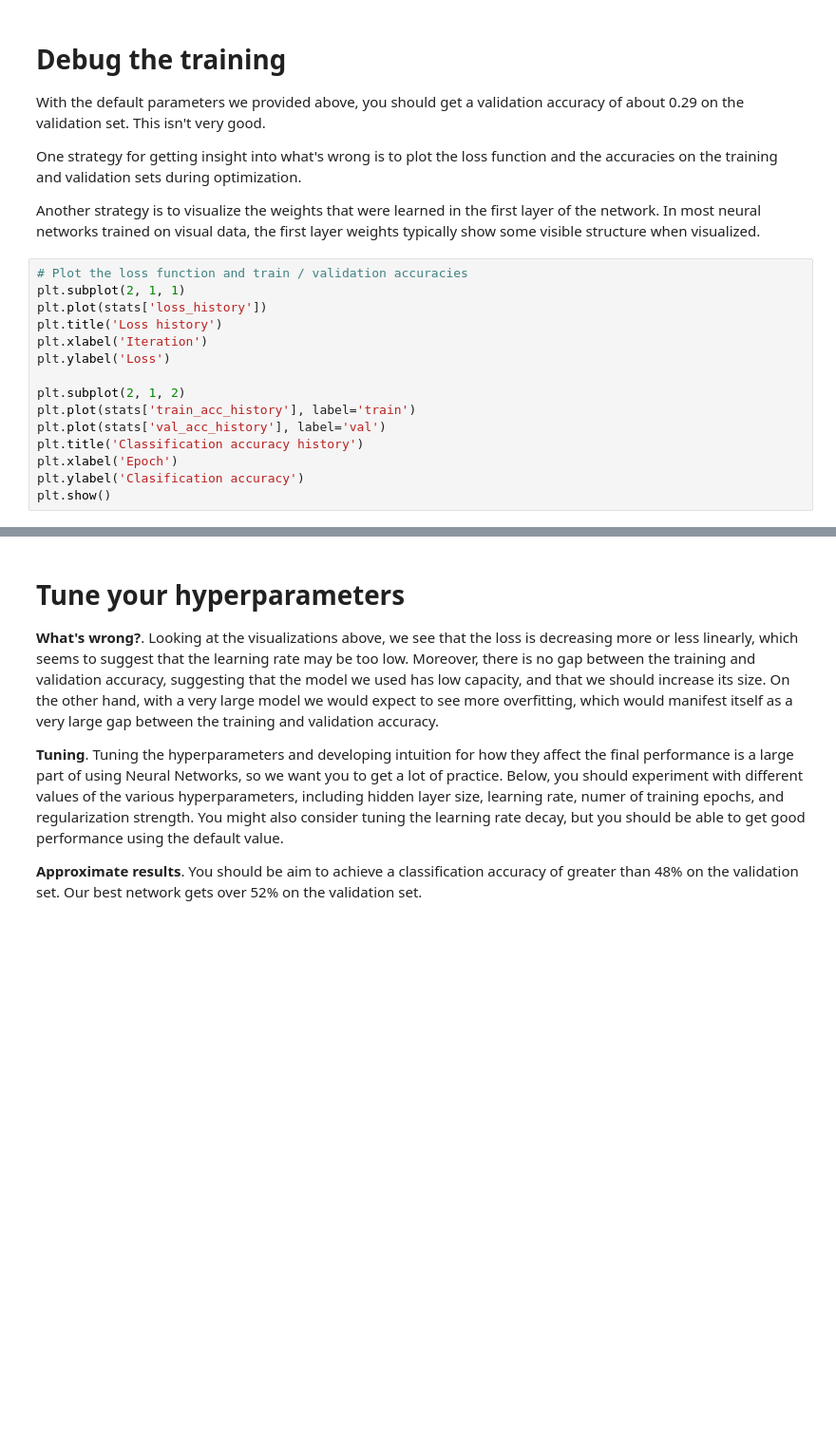
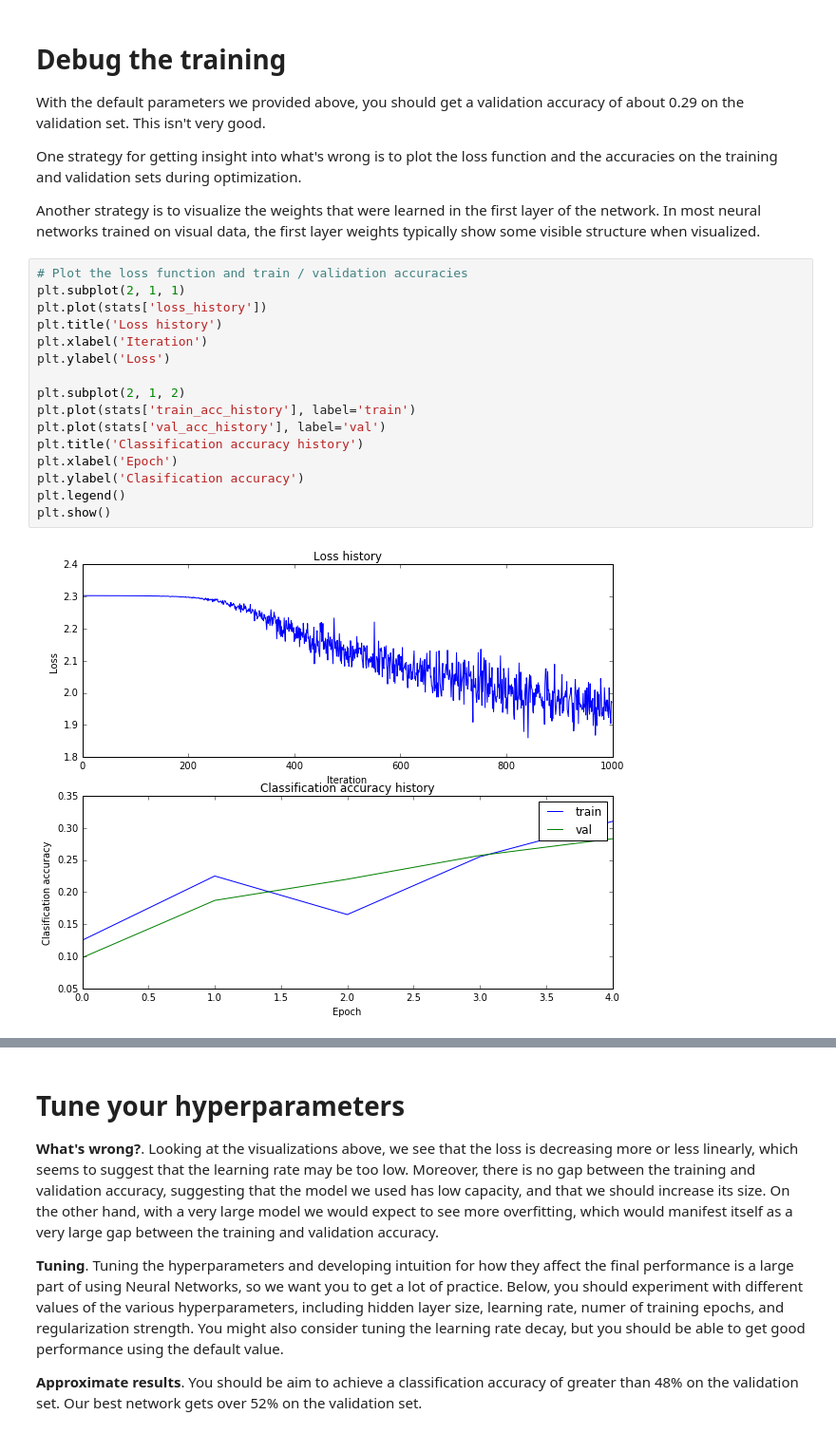
Before and after one commit to kkweon/CS231n, a Jupyter notebook: Assignment1/two_layer_net.ipynb, the cells around one changed output, grey strips where cells are left out. Shown at 95% size. Drawn from its saved outputs; the diff is of its cells as text; blank space fills up the shorter version.

```diff
--- a/Assignment1/two_layer_net.ipynb
+++ b/Assignment1/two_layer_net.ipynb
@@ -214,18 +244,21 @@ Another strategy is to visualize the weights that were learned in the first laye
 # %%
 # Plot the loss function and train / validation accuracies
 plt.subplot(2, 1, 1)
 plt.plot(stats['loss_history'])
 plt.title('Loss history')
 plt.xlabel('Iteration')
 plt.ylabel('Loss')
 
 plt.subplot(2, 1, 2)
 plt.plot(stats['train_acc_history'], label='train')
 plt.plot(stats['val_acc_history'], label='val')
 plt.title('Classification accuracy history')
 plt.xlabel('Epoch')
 plt.ylabel('Clasification accuracy')
+plt.legend()
 plt.show()
+# %% [output]
+[figure, added]
 # %%
 from cs231n.vis_utils import visualize_grid
 
```
Also changed, not shown: parts of 7 cells of this notebook, 1 other file.
